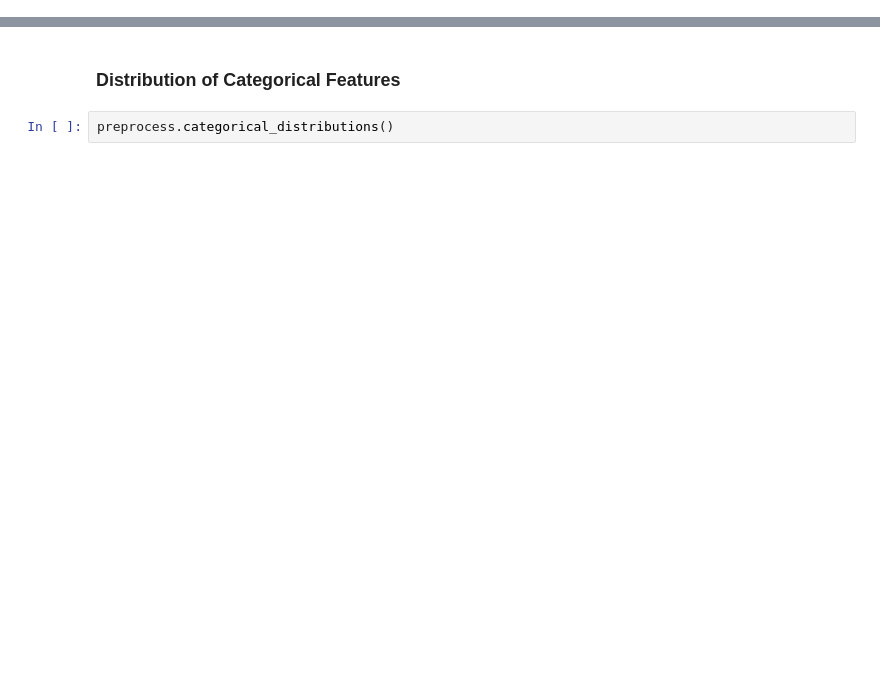
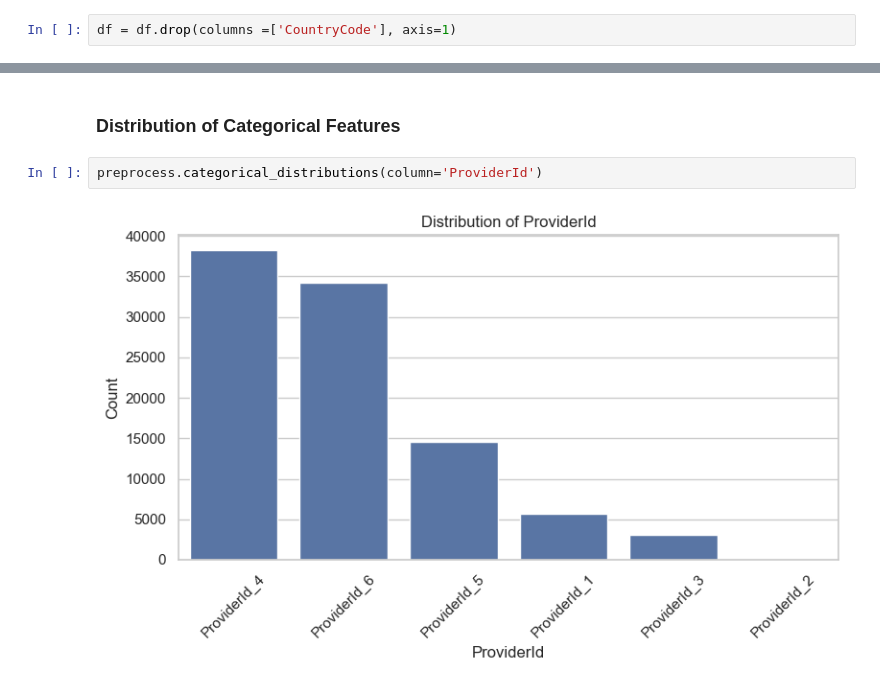
Before and after one commit to mubarek4566/credit-risk-model, a Jupyter notebook: notebooks/eda.ipynb, the cells around one changed output, grey strips where cells are left out. Cells and saved outputs as stored; diff of their text form; blank space fills up the shorter version.

```diff
--- a/notebooks/eda.ipynb
+++ b/notebooks/eda.ipynb
@@ -162,6 +188,8 @@ dtype: float64
 # %% [markdown]
 ### Distribution of Numerical Features
 Visualize the distribution of numerical features to identify patterns, skewness, and potential outliers.
+# %%
+df = df.drop(columns =['CountryCode'], axis=1)
 # %%
 preprocess = FeatureVisualizer(df)
 # %%
@@ -175,4 +202,6 @@ preprocess.numeric_distributions()
 # %% [markdown]
 ### Distribution of Categorical Features
 # %%
-preprocess.categorical_distributions()
+preprocess.categorical_distributions(column='ProviderId')
+# %% [output]
+[figure, added]
```
Also changed, not shown: parts of 16 cells of this notebook, 1 other file.
